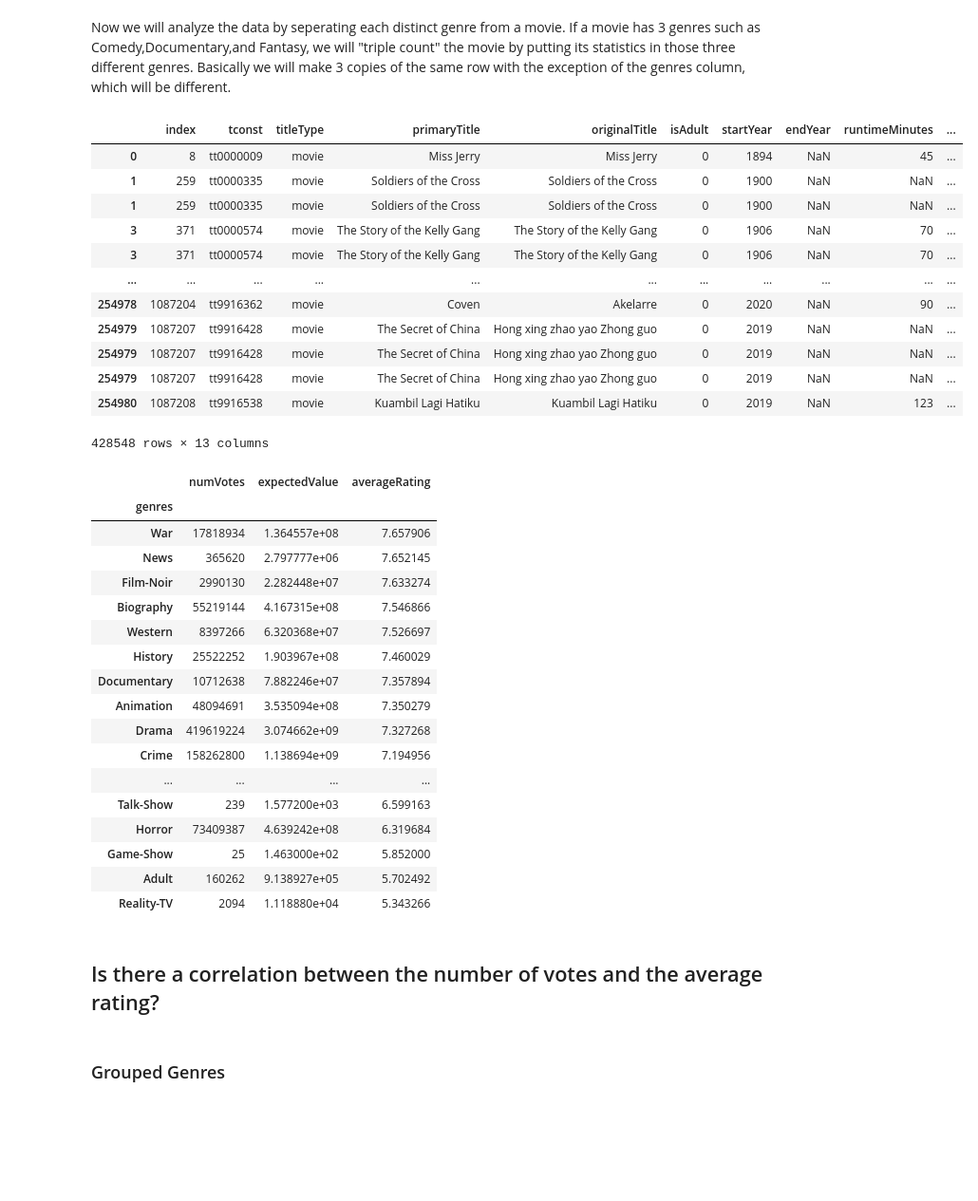
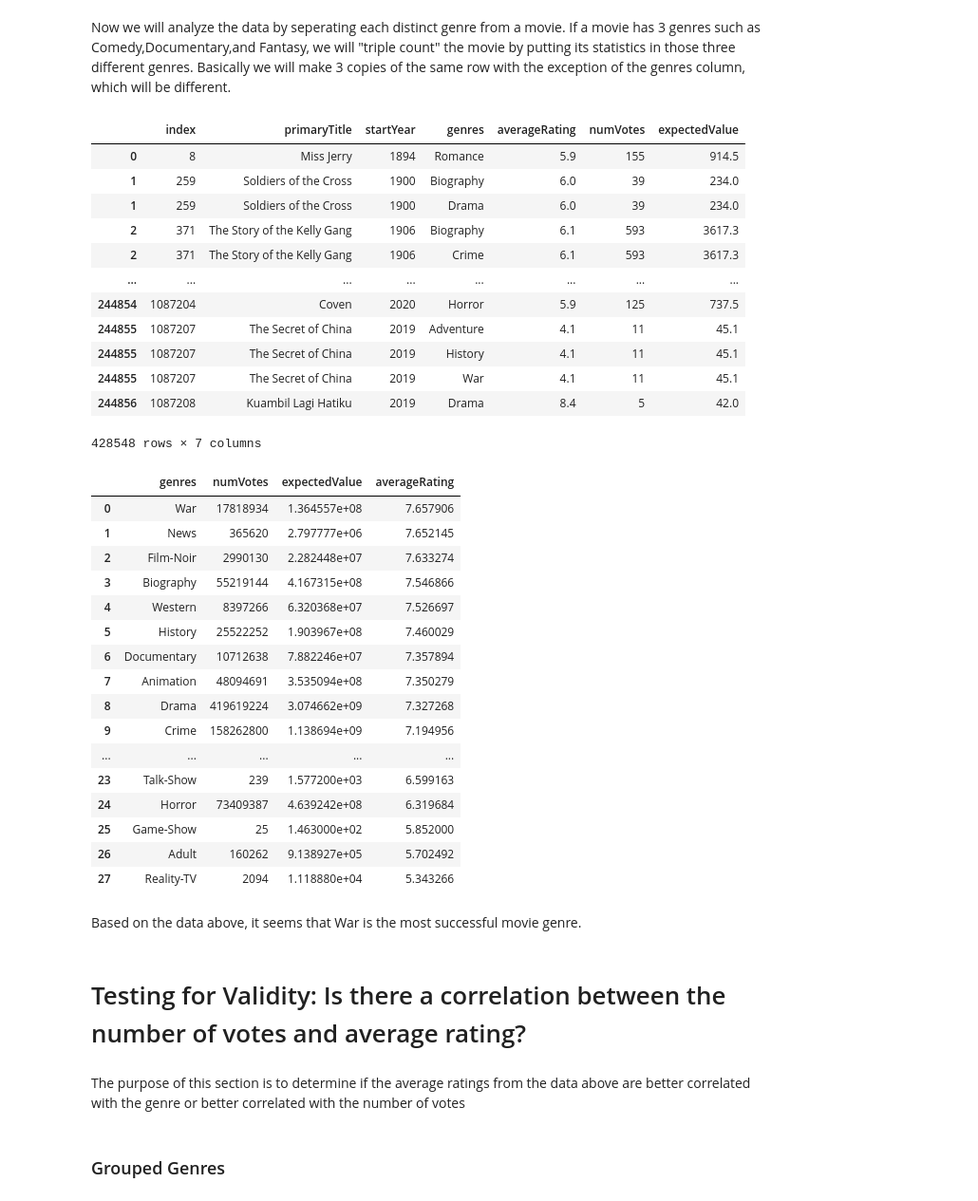
Before and after one commit to jzhang1705/Final-Tutorial-CMSC320, a Jupyter notebook: Final_Tutorial.ipynb, the cells around one changed output. Shown at 95% size. Saved outputs shown, nothing was run; the diff lists cells and outputs as text; code cells hidden in the pictures; blank space fills up the shorter version.

```diff
--- a/Final_Tutorial.ipynb
+++ b/Final_Tutorial.ipynb
@@ -51,8 +52,10 @@ To find the average rating for each genre, we will use this equation:
 $\frac {\sum {averageRating * numVotes}} {\sum {numVotes}}$
 # %%
 data = data.replace("\\N", np.nan)
-#data= data.drop(columns="isAdult")
-data.columns
+data= data[data["titleType"] == "movie"]
+data= data.replace("\\N",value= np.nan)
+data= data.drop(columns=["isAdult", "endYear","tconst","titleType","originalTitle"])
+data= data.dropna(subset=["genres","averageRating"])
 data= data.reset_index()
 # %%
 #Drop all the rows where the genre is NaN
@@ -109,36 +114,36 @@ Now we will analyze the data by seperating each distinct genre from a movie. If
 # %%
 #Import regular expressions to help distinguish the different genres in the genres column
 import re
 from copy import deepcopy
 
 #Extracts the different genres in the genres column.
 temp = []
 i = 0
 for row in data.iterrows():
-    genres = re.split(",",row[1][9])
+    genres = re.split(",",row[1][3])
     #Makes copies of each row (with a different genre name) and puts it into temp
     for g in genres:
         row2 = deepcopy(row)
-        row2[1][9] = g
+        row2[1][3] = g
         temp.append(row2[1])
 
 #Convert temp into a dataframe
 data2 = pd.DataFrame(data = temp)
 data2
 # %% [output]
-|  | index | tconst | titleType | primaryTitle | originalTitle | isAdult | startYear | endYear | runtimeMinutes | ... |
-| 0 | 8 | tt0000009 | movie | Miss Jerry | Miss Jerry | 0 | 1894 | NaN | 45 | ... |
-| 1 | 259 | tt0000335 | movie | Soldiers of the Cross | Soldiers of the Cross | 0 | 1900 | NaN | NaN | ... |
-| 1 | 259 | tt0000335 | movie | Soldiers of the Cross | Soldiers of the Cross | 0 | 1900 | NaN | NaN | ... |
-| 3 | 371 | tt0000574 | movie | The Story of the Kelly Gang | The Story of the Kelly Gang | 0 | 1906 | NaN | 70 | ... |
-| 3 | 371 | tt0000574 | movie | The Story of the Kelly Gang | The Story of the Kelly Gang | 0 | 1906 | NaN | 70 | ... |
-| ... | ... | ... | ... | ... | ... | ... | ... | ... | ... | ... |
-| 254978 | 1087204 | tt9916362 | movie | Coven | Akelarre | 0 | 2020 | NaN | 90 | ... |
-| 254979 | 1087207 | tt9916428 | movie | The Secret of China | Hong xing zhao yao Zhong guo | 0 | 2019 | NaN | NaN | ... |
-| 254979 | 1087207 | tt9916428 | movie | The Secret of China | Hong xing zhao yao Zhong guo | 0 | 2019 | NaN | NaN | ... |
-| 254979 | 1087207 | tt9916428 | movie | The Secret of China | Hong xing zhao yao Zhong guo | 0 | 2019 | NaN | NaN | ... |
-| 254980 | 1087208 | tt9916538 | movie | Kuambil Lagi Hatiku | Kuambil Lagi Hatiku | 0 | 2019 | NaN | 123 | ... |
+|  | index | primaryTitle | startYear | genres | averageRating | numVotes | expectedValue |
+| 0 | 8 | Miss Jerry | 1894 | Romance | 5.9 | 155 | 914.5 |
+| 1 | 259 | Soldiers of the Cross | 1900 | Biography | 6.0 | 39 | 234.0 |
+| 1 | 259 | Soldiers of the Cross | 1900 | Drama | 6.0 | 39 | 234.0 |
+| 2 | 371 | The Story of the Kelly Gang | 1906 | Biography | 6.1 | 593 | 3617.3 |
+| 2 | 371 | The Story of the Kelly Gang | 1906 | Crime | 6.1 | 593 | 3617.3 |
+| ... | ... | ... | ... | ... | ... | ... | ... |
+| 244854 | 1087204 | Coven | 2020 | Horror | 5.9 | 125 | 737.5 |
+| 244855 | 1087207 | The Secret of China | 2019 | Adventure | 4.1 | 11 | 45.1 |
+| 244855 | 1087207 | The Secret of China | 2019 | History | 4.1 | 11 | 45.1 |
+| 244855 | 1087207 | The Secret of China | 2019 | War | 4.1 | 11 | 45.1 |
+| 244856 | 1087208 | Kuambil Lagi Hatiku | 2019 | Drama | 8.4 | 5 | 42.0 |
-428548 rows × 13 columns
+428548 rows × 7 columns
 # %%
 #Group everything by their genres and count the number of votes, calculate the expected value,
 #and average rating for each
@@ -148,28 +153,33 @@ individual_genres = data2[['genres','numVotes', 'expectedValue']]
 individual_genres = individual_genres.groupby(['genres']).sum()
 individual_genres['averageRating'] = individual_genres['expectedValue']/individual_genres['numVotes']
 individual_genres = individual_genres.sort_values(by=['averageRating'], ascending=False)
+individual_genres.reset_index(inplace=True)
+
 individual_genres
 # %% [output]
-|  | numVotes | expectedValue | averageRating |
-| genres |  |  |  |
-| War | 17818934 | 1.364557e+08 | 7.657906 |
-| News | 365620 | 2.797777e+06 | 7.652145 |
-| Film-Noir | 2990130 | 2.282448e+07 | 7.633274 |
-| Biography | 55219144 | 4.167315e+08 | 7.546866 |
-| Western | 8397266 | 6.320368e+07 | 7.526697 |
-| History | 25522252 | 1.903967e+08 | 7.460029 |
-| Documentary | 10712638 | 7.882246e+07 | 7.357894 |
-| Animation | 48094691 | 3.535094e+08 | 7.350279 |
-| Drama | 419619224 | 3.074662e+09 | 7.327268 |
-| Crime | 158262800 | 1.138694e+09 | 7.194956 |
-| ... | ... | ... | ... |
-| Talk-Show | 239 | 1.577200e+03 | 6.599163 |
-| Horror | 73409387 | 4.639242e+08 | 6.319684 |
-| Game-Show | 25 | 1.463000e+02 | 5.852000 |
-| Adult | 160262 | 9.138927e+05 | 5.702492 |
-| Reality-TV | 2094 | 1.118880e+04 | 5.343266 |
+|  | genres | numVotes | expectedValue | averageRating |
+| 0 | War | 17818934 | 1.364557e+08 | 7.657906 |
+| 1 | News | 365620 | 2.797777e+06 | 7.652145 |
+| 2 | Film-Noir | 2990130 | 2.282448e+07 | 7.633274 |
+| 3 | Biography | 55219144 | 4.167315e+08 | 7.546866 |
+| 4 | Western | 8397266 | 6.320368e+07 | 7.526697 |
+| 5 | History | 25522252 | 1.903967e+08 | 7.460029 |
+| 6 | Documentary | 10712638 | 7.882246e+07 | 7.357894 |
+| 7 | Animation | 48094691 | 3.535094e+08 | 7.350279 |
+| 8 | Drama | 419619224 | 3.074662e+09 | 7.327268 |
+| 9 | Crime | 158262800 | 1.138694e+09 | 7.194956 |
+| ... | ... | ... | ... | ... |
+| 23 | Talk-Show | 239 | 1.577200e+03 | 6.599163 |
+| 24 | Horror | 73409387 | 4.639242e+08 | 6.319684 |
+| 25 | Game-Show | 25 | 1.463000e+02 | 5.852000 |
+| 26 | Adult | 160262 | 9.138927e+05 | 5.702492 |
+| 27 | Reality-TV | 2094 | 1.118880e+04 | 5.343266 |
+# %% [markdown]
+Based on the data above, it seems that War is the most successful movie genre.
 # %% [markdown]
-## Is there a correlation between the number of votes and the average rating?
+# Testing for Validity: Is there a correlation between the number of votes and average rating?
+# %% [markdown]
+The purpose of this section is to determine if the average ratings from the data above are better correlated with the genre or better correlated with the number of votes
 # %% [markdown]
 ### Grouped Genres
 # %%
```
Also changed, not shown: parts of 41 cells of this notebook.
